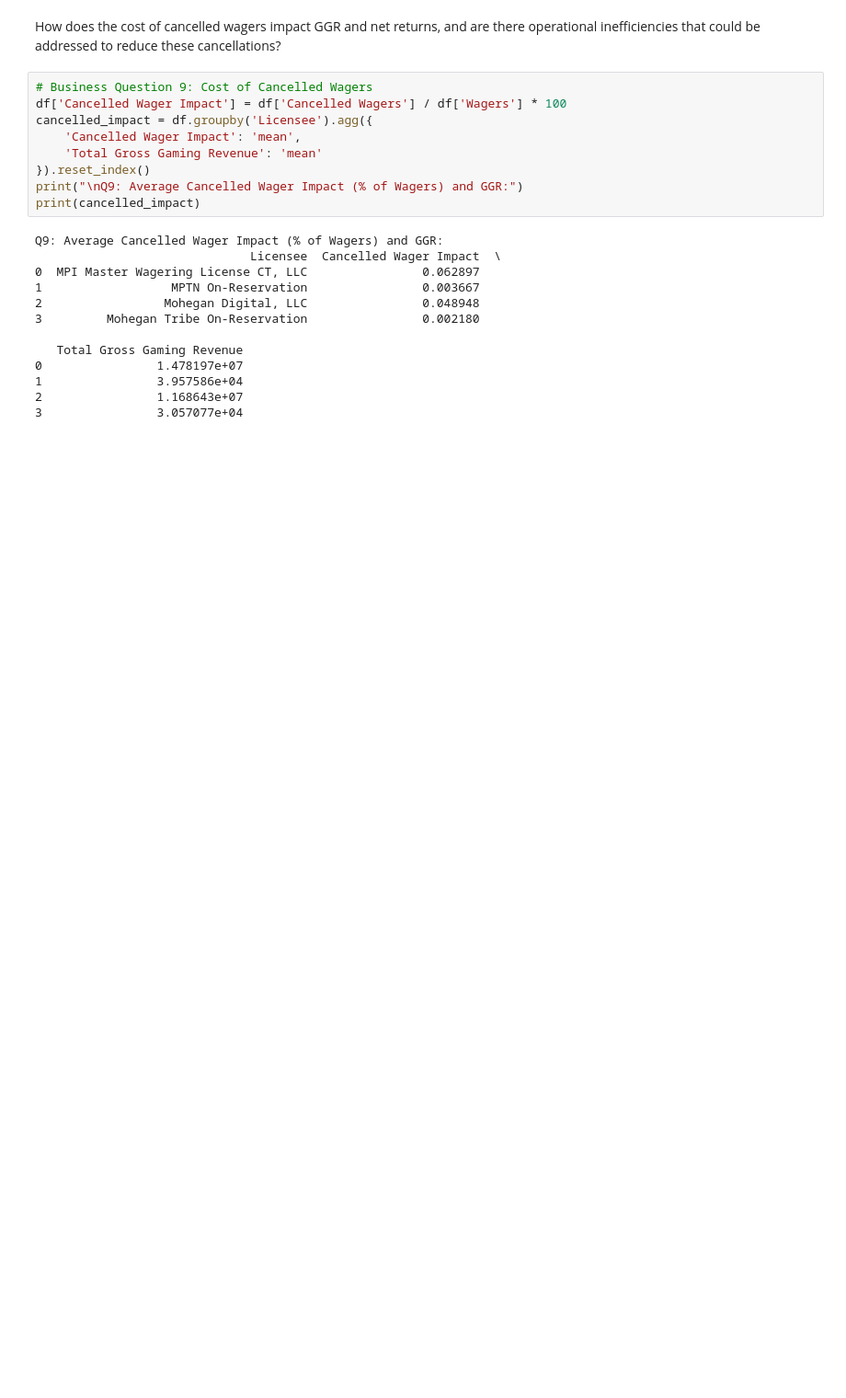
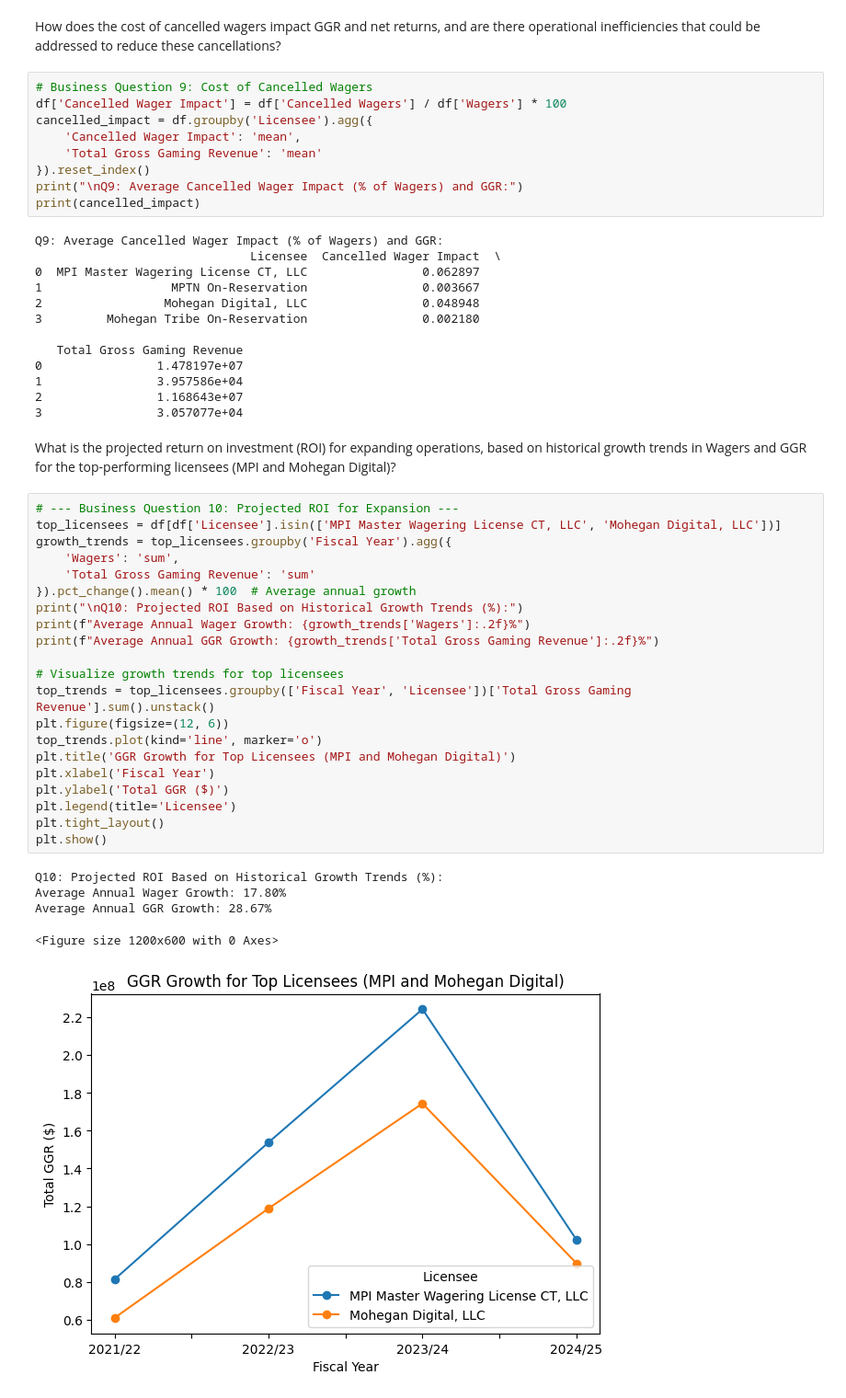
Before and after one commit to Phionanamugga/EDA_Tax_returns, a Jupyter notebook: casino_tax_returns.ipynb, the cells around one changed output. Shown at 92% size. Saved outputs shown, nothing was run; the diff lists cells and outputs as text; blank space fills up the shorter version.

Commit message:
shows GGR growth for top licensees[Delivers#189033653]

```diff
--- a/casino_tax_returns.ipynb
+++ b/casino_tax_returns.ipynb
@@ -327,3 +327,32 @@ Q9: Average Cancelled Wager Impact (% of Wagers) and GGR:
 1                3.957586e+04
 2                1.168643e+07
 3                3.057077e+04
+# %% [markdown]
+What is the projected return on investment (ROI) for expanding operations, based on historical growth trends in Wagers and GGR for the top-performing licensees (MPI and Mohegan Digital)?
+# %%
+# --- Business Question 10: Projected ROI for Expansion ---
+top_licensees = df[df['Licensee'].isin(['MPI Master Wagering License CT, LLC', 'Mohegan Digital, LLC'])]
+growth_trends = top_licensees.groupby('Fiscal Year').agg({
+    'Wagers': 'sum',
+    'Total Gross Gaming Revenue': 'sum'
+}).pct_change().mean() * 100  # Average annual growth
+print("\nQ10: Projected ROI Based on Historical Growth Trends (%):")
+print(f"Average Annual Wager Growth: {growth_trends['Wagers']:.2f}%")
+print(f"Average Annual GGR Growth: {growth_trends['Total Gross Gaming Revenue']:.2f}%")
+
+# Visualize growth trends for top licensees
+top_trends = top_licensees.groupby(['Fiscal Year', 'Licensee'])['Total Gross Gaming Revenue'].sum().unstack()
+plt.figure(figsize=(12, 6))
+top_trends.plot(kind='line', marker='o')
+plt.title('GGR Growth for Top Licensees (MPI and Mohegan Digital)')
+plt.xlabel('Fiscal Year')
+plt.ylabel('Total GGR ($)')
+plt.legend(title='Licensee')
+plt.tight_layout()
+plt.show()
+# %% [output]
+Q10: Projected ROI Based on Historical Growth Trends (%):
+Average Annual Wager Growth: 17.80%
+Average Annual GGR Growth: 28.67%
+<Figure size 1200x600 with 0 Axes>
+[figure, added]
```
